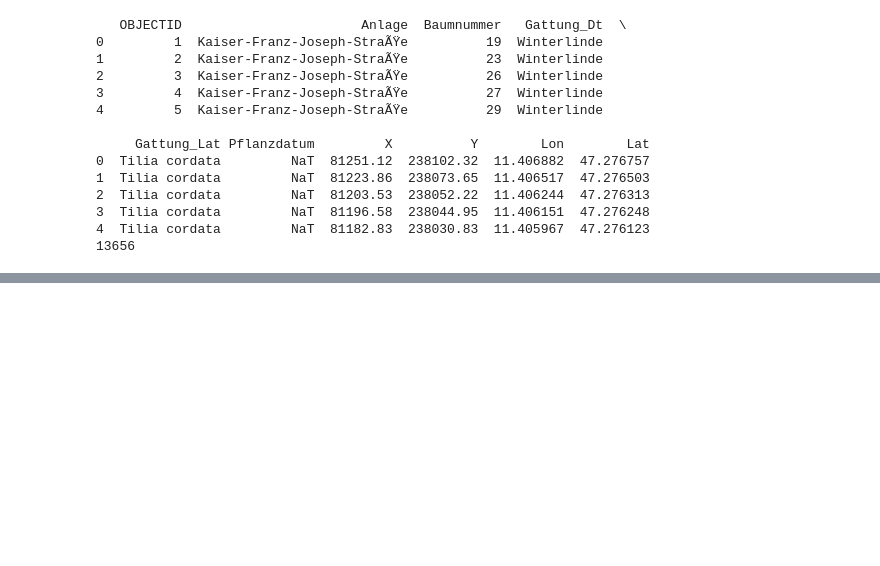
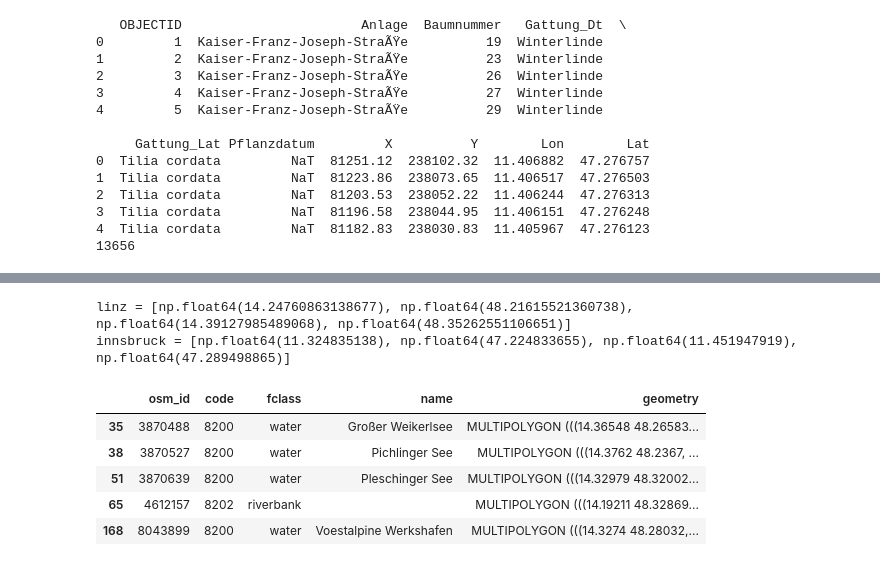
Before and after one commit to nikmaster/wu_dslab_infrared-city, a Jupyter notebook: project/notebook_scraping_more_baumkataters.ipynb, the cells around one changed output, grey strips where cells are left out. Saved outputs shown, nothing was run; the diff lists cells and outputs as text; code cells hidden in the pictures; blank space fills up the shorter version.

```diff
--- a/project/notebook_scraping_more_baumkataters.ipynb
+++ b/project/notebook_scraping_more_baumkataters.ipynb
@@ -80,0 +371,38 @@ print(len(innsbruck))
+# %%
+import pandas as pd # gotta load it again as I wont reload the first part of this code
+import geopandas as gpd
+
+#calculate poi or aoi for the rectangle box input
+df_linz = pd.read_parquet("/home/jovyan/ideas-dslab-group1-shared/cleaned data/baumkataster data/linz.parquet") #zwischenstep, weil es kein geometry column hat
+linz = list(gpd.GeoDataFrame(df_linz, geometry=gpd.points_from_xy(df_linz["longitude"], df_linz["latitude"]), crs="EPSG:4326").total_bounds)
+
+df_innsbruck = pd.read_parquet("/home/jovyan/ideas-dslab-group1-shared/cleaned data/baumkataster data/innsbruck.parquet") #zwischenstep, weil es kein geometry column hat
+innsbruck =list(gpd.GeoDataFrame(df_innsbruck, geometry=gpd.points_from_xy(df_innsbruck["longitude"], df_innsbruck["latitude"]), crs="EPSG:4326").total_bounds)
+
+print("linz =", linz)
+print("innsbruck =", innsbruck)
+# %% [output]
+linz = [np.float64(14.24760863138677), np.float64(48.21615521360738), np.float64(14.39127985489068), np.float64(48.35262551106651)]
+innsbruck = [np.float64(11.324835138), np.float64(47.224833655), np.float64(11.451947919), np.float64(47.289498865)]
+# %%
+#linz
+roads_linz = gpd.read_file("/home/jovyan/ideas-dslab-group1-shared/raw data/osm data/austria.gpkg", layer="gis_osm_roads_free").to_crs(4326)
+roads_linz = roads_linz.cx[linz[0]:linz[2], linz[1]:linz[3]] #here we clip to the location using baumkataster total bound points
+buildings_linz = gpd.read_file("/home/jovyan/ideas-dslab-group1-shared/raw data/osm data/austria.gpkg", layer="gis_osm_buildings_a_free").to_crs(4326)
+buildings_linz = buildings_linz.cx[linz[0]:linz[2], linz[1]:linz[3]]
+landuse_linz = gpd.read_file("/home/jovyan/ideas-dslab-group1-shared/raw data/osm data/austria.gpkg", layer="gis_osm_landuse_a_free").to_crs(4326)
+landuse_linz = landuse_linz.cx[linz[0]:linz[2], linz[1]:linz[3]]
+water_linz = gpd.read_file("/home/jovyan/ideas-dslab-group1-shared/raw data/osm data/austria.gpkg", layer="gis_osm_water_a_free").to_crs(4326)
+water_linz= water_linz.cx[linz[0]:linz[2], linz[1]:linz[3]]
+
+roads_linz.head()
+buildings_linz.head()
+landuse_linz.head()
+water_linz.head()
+# %% [output]
+|  | osm_id | code | fclass | name | geometry |
+| 35 | 3870488 | 8200 | water | Großer Weikerlsee | MULTIPOLYGON (((14.36548 48.26583... |
+| 38 | 3870527 | 8200 | water | Pichlinger See | MULTIPOLYGON (((14.3762 48.2367, ... |
+| 51 | 3870639 | 8200 | water | Pleschinger See | MULTIPOLYGON (((14.32979 48.32002... |
+| 65 | 4612157 | 8202 | riverbank |  | MULTIPOLYGON (((14.19211 48.32869... |
+| 168 | 8043899 | 8200 | water | Voestalpine Werkshafen | MULTIPOLYGON (((14.3274 48.28032,... |
```
Also changed, not shown: parts of 52 cells of this notebook, 2 other files.
